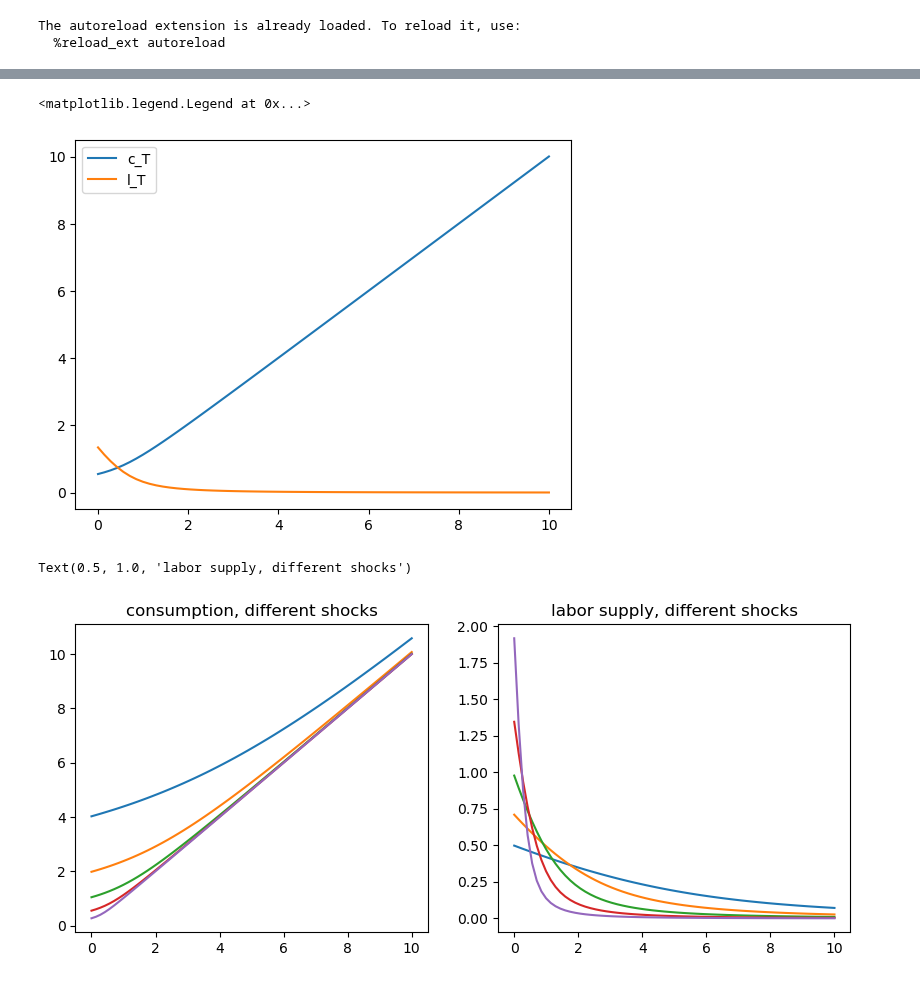
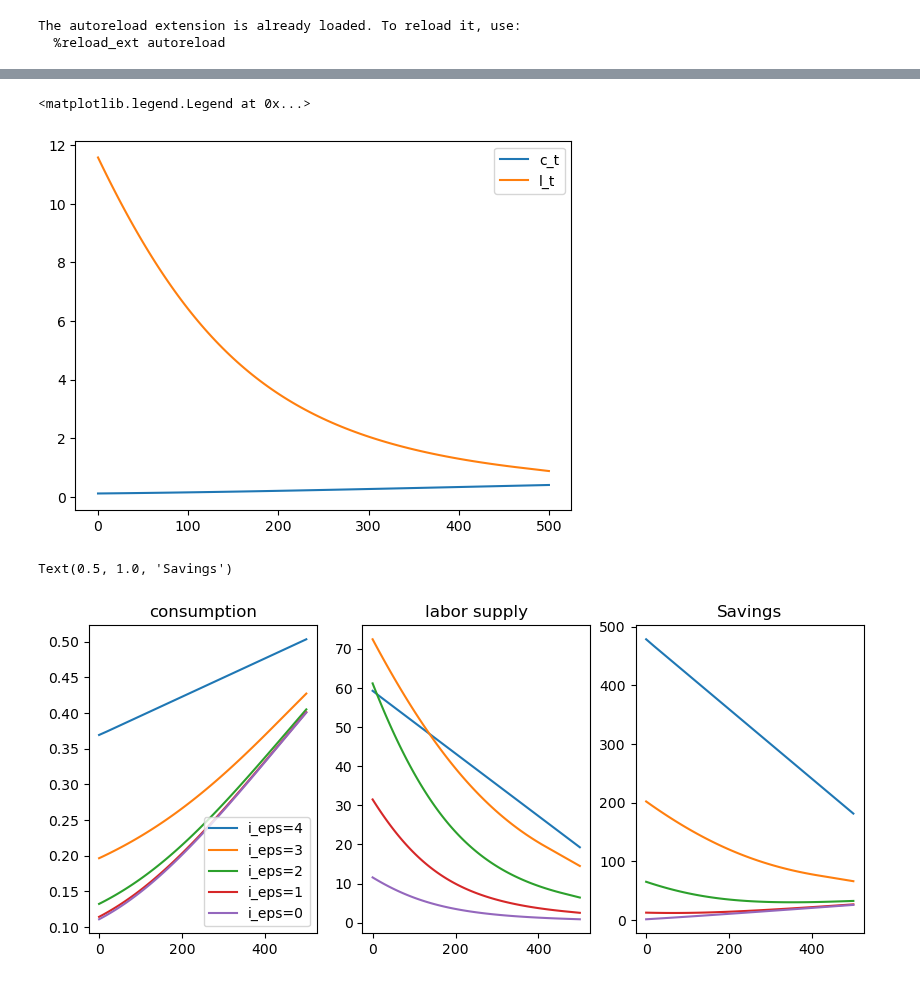
Before and after one commit to ansofol/DP_term_paper, a Jupyter notebook: working_stage/building_work_model.ipynb, the cells around one changed output, grey strips where cells are left out. Drawn from its saved outputs; the diff is of its cells as text; code cells hidden in the pictures.

```diff
--- a/working_stage/building_work_model.ipynb
+++ b/working_stage/building_work_model.ipynb
@@ -16,15 +16,16 @@ model = WorkModel()
 
 model.setup()
 
-model.par.Na = 50
+model.par.Na = 100
 model.par.Ntypes = 1
-model.par.Tmax = 5
+model.par.Tmax = 45
 model.par.Smax = 2
-model.par.a_min = -0
-model.par.a_max = 10
+model.par.a_min = 0
+model.par.a_max = 500
 
 model.set_grids()
 
+
 par = model.par
 sol = model.sol
 # %%
@@ -32,35 +53,43 @@ model.solve()
 # %%
-plt.plot(sol.m[0,-1,1,0,:,1], sol.c[0,-1,1,0,:,1],  label='c_T')
-plt.plot(sol.m[0,-1,1,0,:,1], sol.ell[0,-1,1, 0,:,1], label='l_T')
+t = 20
+plt.plot(par.a_grid, sol.c[0,t,1,0,:,0],  label='c_t')
+plt.plot(par.a_grid, sol.ell[0,t,1, 0,:,0], label='l_t')
 plt.legend()
 # seems about right
 # %% [output]
 <matplotlib.legend.Legend at 0x...>
-[figure, old version]
+[figure, new version]
 # %%
 # plot some policy functions, just to be sure
-t = -1
+t = 20
 edu = 0
 type = 0
 
 fig = plt.figure(figsize=(10,4))
-ax = fig.add_subplot(1,2,1)
-ax.plot(sol.m[type, t, 1, edu, :, 4], sol.c[type, t, 1, edu, :, 4])
-ax.plot(sol.m[type, t, 1, edu, :, 3], sol.c[type, t, 1, edu, :, 3])
-ax.plot(sol.m[type, t, 1, edu, :, 2], sol.c[type, t, 1, edu, :, 2])
-ax.plot(sol.m[type, t, 1, edu, :, 1], sol.c[type, t, 1, edu, :, 1])
-ax.plot(sol.m[type, t, 1, edu, :, 0], sol.c[type, t, 1, edu, :, 0])
-ax.set_title('consumption, different shocks')
+ax = fig.add_subplot(1,3,1)
+ax.plot(par.a_grid, sol.c[type, t, 1, edu, :, 4], label='i_eps=4')
+ax.plot(par.a_grid, sol.c[type, t, 1, edu, :, 3], label='i_eps=3')
+ax.plot(par.a_grid, sol.c[type, t, 1, edu, :, 2], label='i_eps=2')
+ax.plot(par.a_grid, sol.c[type, t, 1, edu, :, 1], label='i_eps=1')
+ax.plot(par.a_grid, sol.c[type, t, 1, edu, :, 0], label='i_eps=0')
+ax.set_title('consumption')
+ax.legend()
 
-ax = fig.add_subplot(1,2,2)
-ax.plot(sol.m[type, t, 1, edu, :, 4], sol.ell[type, t, 1, edu, :, 4])
-ax.plot(sol.m[type, t, 1, edu, :, 3], sol.ell[type, t, 1, edu, :, 3])
-ax.plot(sol.m[type, t, 1, edu, :, 2], sol.ell[type, t, 1, edu, :, 2])
-ax.plot(sol.m[type, t, 1, edu, :, 1], sol.ell[type, t, 1, edu, :, 1])
-ax.plot(sol.m[type, t, 1, edu, :, 0], sol.ell[type, t, 1, edu, :, 0])
-ax.set_title('labor supply, different shocks')
+ax = fig.add_subplot(1,3,2)
+ax.plot(par.a_grid, sol.ell[type, t, 1, edu, :, 4])
+ax.plot(par.a_grid, sol.ell[type, t, 1, edu, :, 3])
+ax.plot(par.a_grid, sol.ell[type, t, 1, edu, :, 2])
+ax.plot(par.a_grid, sol.ell[type, t, 1, edu, :, 1])
+ax.plot(par.a_grid, sol.ell[type, t, 1, edu, :, 0])
+ax.set_title('labor supply')
 
-# this may be ok, the endogenous grids are just a little crazy
+ax = fig.add_subplot(1,3,3)
+ax.plot(par.a_grid, sol.a[type, t, 1, edu, :, 4]-par.a_grid)
+ax.plot(par.a_grid, sol.a[type, t, 1, edu, :, 3]-par.a_grid)
+ax.plot(par.a_grid, sol.a[type, t, 1, edu, :, 2]-par.a_grid)
+ax.plot(par.a_grid, sol.a[type, t, 1, edu, :, 1]-par.a_grid)
+ax.plot(par.a_grid, sol.a[type, t, 1, edu, :, 0]-par.a_grid)
+ax.set_title('Savings')
 # %% [output]
-Text(0.5, 1.0, 'labor supply, different shocks')
+Text(0.5, 1.0, 'Savings')
-[figure, old version]
+[figure, new version]
```
Also changed, not shown: parts of 1 cell of this notebook, 2 other files.
